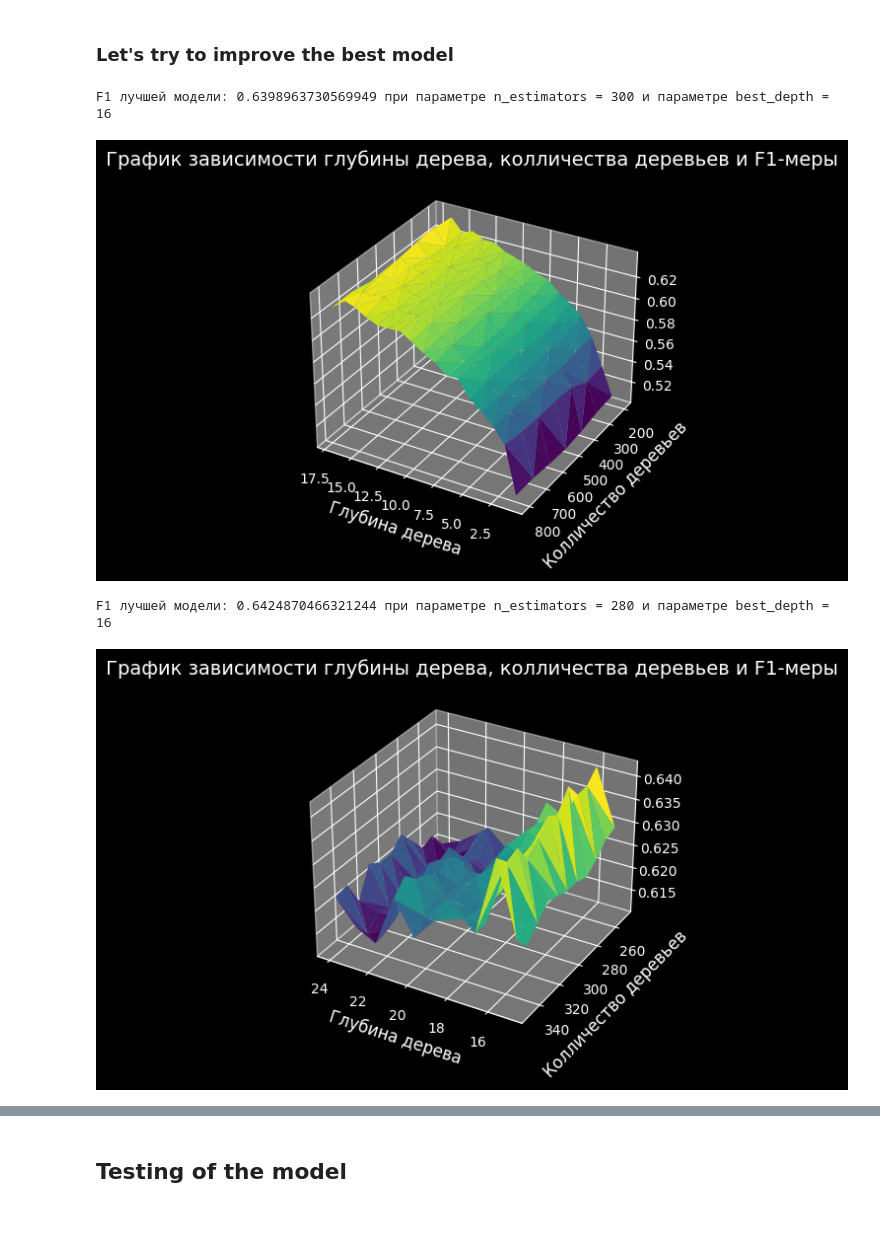
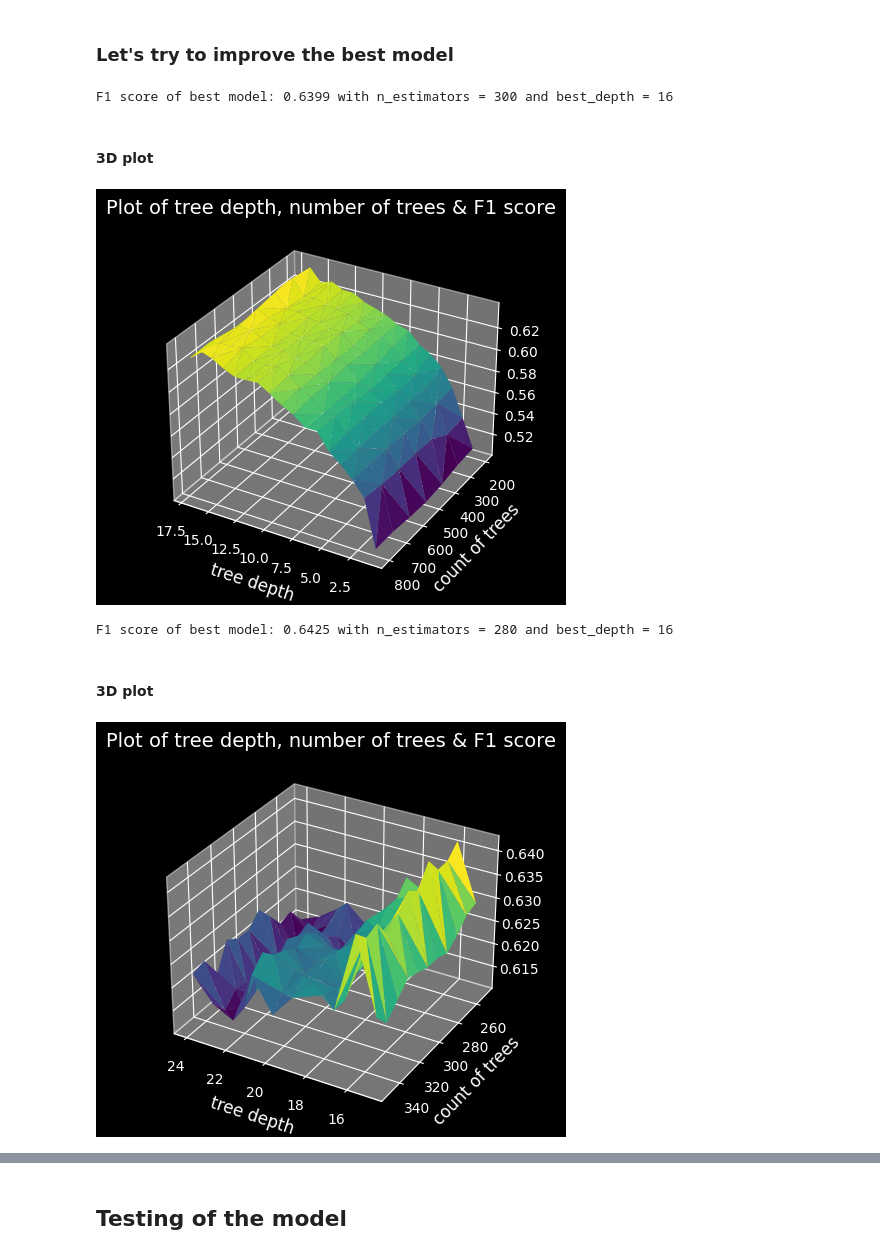
Before and after one commit to PSImera/Yandex.practicum.ds, a Jupyter notebook: project_sprint_10_customer_churn/customer_churn_ENG.ipynb, the cells around one changed output, grey strips where cells are left out. Saved outputs shown, nothing was run; the diff lists cells and outputs as text; code cells hidden in the pictures; blank space fills up the shorter version.

```diff
--- a/project_sprint_10_customer_churn/customer_churn_ENG.ipynb
+++ b/project_sprint_10_customer_churn/customer_churn_ENG.ipynb
@@ -881,26 +882,27 @@ for est in range(200, 801, 100):
             best_est = est
             best_depth = depth
 
-print("F1 лучшей модели:", best_us_fr_f1_result, "при параметре n_estimators =", best_est, "и параметре best_depth =", best_depth)
+print("F1 score of best model:", round(best_us_fr_f1_result, 4), "with n_estimators =", best_est, "and best_depth =", best_depth)
 # %% [output]
-F1 лучшей модели: 0.6398963730569949 при параметре n_estimators = 300 и параметре best_depth = 16
+F1 score of best model: 0.6399 with n_estimators = 300 and best_depth = 16
+# %% [markdown]
+#### 3D plot
 # %%
-# Постройка графика
 gr = pd.DataFrame.from_dict(graf).T
 gr = gr.reset_index()
 gr = gr.drop(['index'], axis = 1)
 gr.columns = ["X","Y","Z"]
 fig = plt.figure()
-ax = fig.gca(projection = '3d')
+ax = fig.add_subplot(111, projection='3d')
 ax.plot_trisurf(gr['Y'], gr['X'], gr['Z'], cmap = plt.cm.viridis, linewidth = 0.2)
 ax.view_init(30, 120)
-plt.title(f'График зависимости глубины дерева, колличества деревьев и F1-меры',
+plt.title(f'Plot of tree depth, number of trees & F1 score',
               fontsize=14)
-plt.xlabel('Глубина дерева', fontsize=12)
-plt.ylabel('Колличество деревьев', fontsize=12)
+plt.xlabel('tree depth', fontsize=12)
+plt.ylabel('count of trees', fontsize=12)
 plt.show()
 # %% [output]
-[figure, old version]
+[figure, new version]
 # %%
 best_us_rf_model = None
 best_us_rf_f1_result = 0
@@ -920,23 +922,24 @@ for est in range(250, 351, 10):
             best_est = est
             best_depth = depth
 
-print("F1 лучшей модели:", best_us_rf_f1_result, "при параметре n_estimators =", best_est, "и параметре best_depth =", best_depth)
+print("F1 score of best model:", round(best_us_rf_f1_result, 4), "with n_estimators =", best_est, "and best_depth =", best_depth)
 # %% [output]
-F1 лучшей модели: 0.6424870466321244 при параметре n_estimators = 280 и параметре best_depth = 16
+F1 score of best model: 0.6425 with n_estimators = 280 and best_depth = 16
+# %% [markdown]
+#### 3D plot
 # %%
-# Постройка графика
 gr = pd.DataFrame.from_dict(graf).T
 gr = gr.reset_index()
 gr = gr.drop(['index'], axis = 1)
 gr.columns = ["X","Y","Z"]
 fig = plt.figure()
-ax = fig.gca(projection = '3d')
+ax = fig.add_subplot(111, projection='3d')
 ax.plot_trisurf(gr['Y'], gr['X'], gr['Z'], cmap = plt.cm.viridis, linewidth = 0.2)
 ax.view_init(30, 120)
-plt.title(f'График зависимости глубины дерева, колличества деревьев и F1-меры',
+plt.title(f'Plot of tree depth, number of trees & F1 score',
               fontsize=14)
-plt.xlabel('Глубина дерева', fontsize=12)
-plt.ylabel('Колличество деревьев', fontsize=12)
+plt.xlabel('tree depth', fontsize=12)
+plt.ylabel('count of trees', fontsize=12)
 plt.show()
 # %% [output]
-[figure, old version]
+[figure, new version]
```
Also changed, not shown: parts of 70 cells of this notebook, 3 other files.
